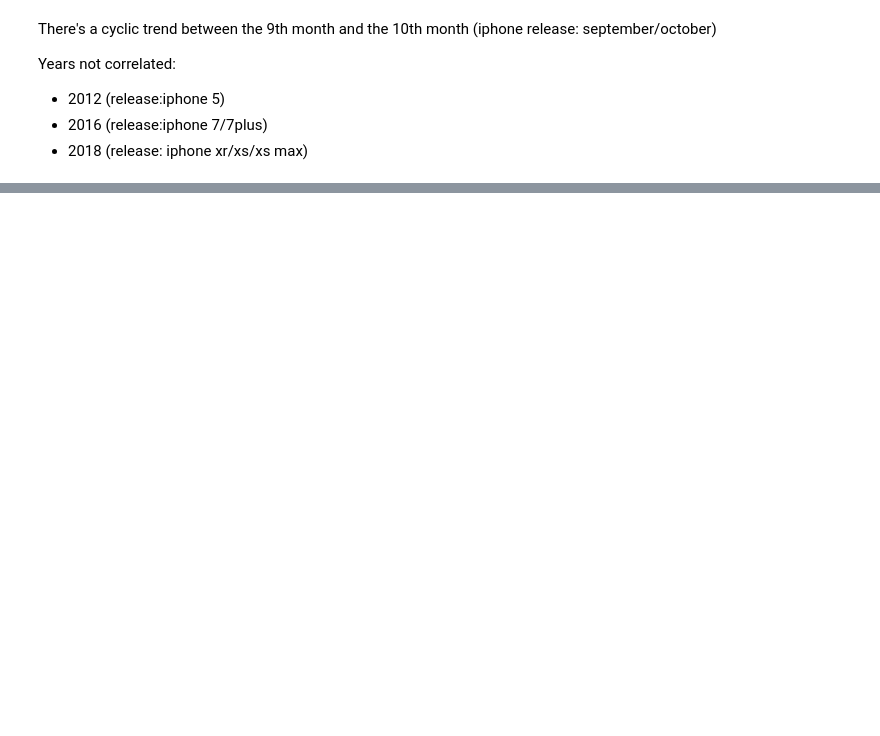
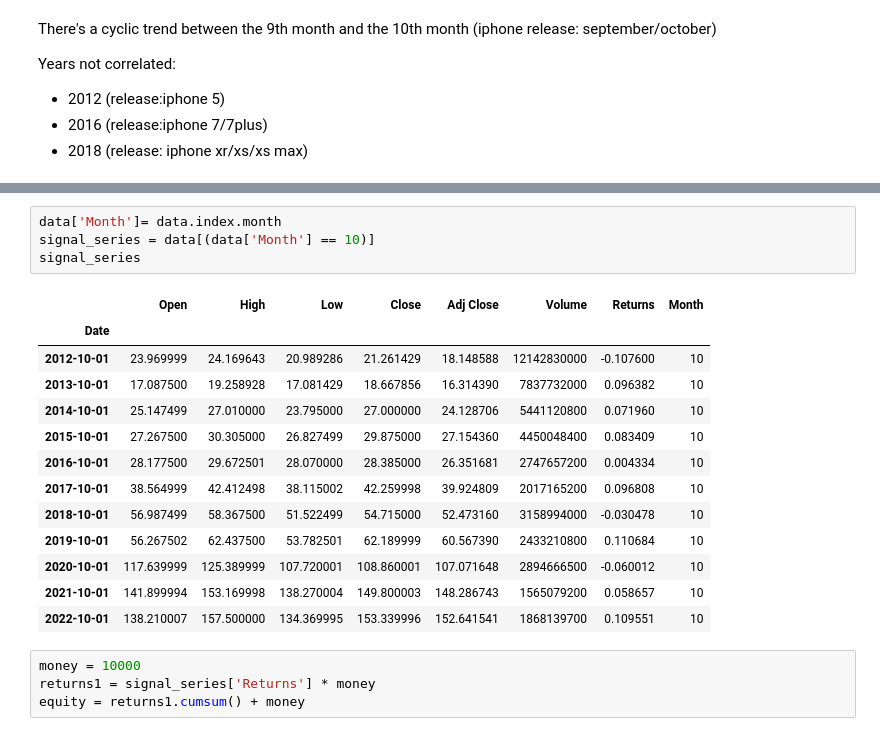
Before and after one commit to simonbisc/simonbisc.github.io, a Jupyter notebook: 16/AAPL iphone release.ipynb, the cells around one changed output, grey strips where cells are left out. Drawn from its saved outputs; the diff is of its cells as text; blank space fills up the shorter version.

```diff
--- a/16/AAPL iphone release.ipynb
+++ b/16/AAPL iphone release.ipynb
@@ -90,3 +91,25 @@ df
 | 28 | Legend: | Discontinued and unsupported | Discontinued, bug fixes only | Discontinued, still supported | Current or still sold | NaN | NaN | NaN |
 | 29 | Remarks: .mw-parser-output .refli... | Remarks: .mw-parser-output .refli... | Remarks: .mw-parser-output .refli... | Remarks: .mw-parser-output .refli... | Remarks: .mw-parser-output .refli... | Remarks: .mw-parser-output .refli... | Remarks: .mw-parser-output .refli... | Remarks: .mw-parser-output .refli... |
 | 30 | Remarks: | .mw-parser-output .reflist{font-s... | NaN | NaN | NaN | NaN | NaN | NaN |
+# %%
+data['Month']= data.index.month
+signal_series = data[(data['Month'] == 10)]
+signal_series
+# %% [output]
+|  | Open | High | Low | Close | Adj Close | Volume | Returns | Month |
+| Date |  |  |  |  |  |  |  |  |
+| 2012-10-01 | 23.969999 | 24.169643 | 20.989286 | 21.261429 | 18.148588 | 12142830000 | -0.107600 | 10 |
+| 2013-10-01 | 17.087500 | 19.258928 | 17.081429 | 18.667856 | 16.314390 | 7837732000 | 0.096382 | 10 |
+| 2014-10-01 | 25.147499 | 27.010000 | 23.795000 | 27.000000 | 24.128706 | 5441120800 | 0.071960 | 10 |
+| 2015-10-01 | 27.267500 | 30.305000 | 26.827499 | 29.875000 | 27.154360 | 4450048400 | 0.083409 | 10 |
+| 2016-10-01 | 28.177500 | 29.672501 | 28.070000 | 28.385000 | 26.351681 | 2747657200 | 0.004334 | 10 |
+| 2017-10-01 | 38.564999 | 42.412498 | 38.115002 | 42.259998 | 39.924809 | 2017165200 | 0.096808 | 10 |
+| 2018-10-01 | 56.987499 | 58.367500 | 51.522499 | 54.715000 | 52.473160 | 3158994000 | -0.030478 | 10 |
+| 2019-10-01 | 56.267502 | 62.437500 | 53.782501 | 62.189999 | 60.567390 | 2433210800 | 0.110684 | 10 |
+| 2020-10-01 | 117.639999 | 125.389999 | 107.720001 | 108.860001 | 107.071648 | 2894666500 | -0.060012 | 10 |
+| 2021-10-01 | 141.899994 | 153.169998 | 138.270004 | 149.800003 | 148.286743 | 1565079200 | 0.058657 | 10 |
+| 2022-10-01 | 138.210007 | 157.500000 | 134.369995 | 153.339996 | 152.641541 | 1868139700 | 0.109551 | 10 |
+# %%
+money = 10000
+returns1 = signal_series['Returns'] * money
+equity = returns1.cumsum() + money
```
Also changed, not shown: parts of 5 cells of this notebook, 4 other files.
